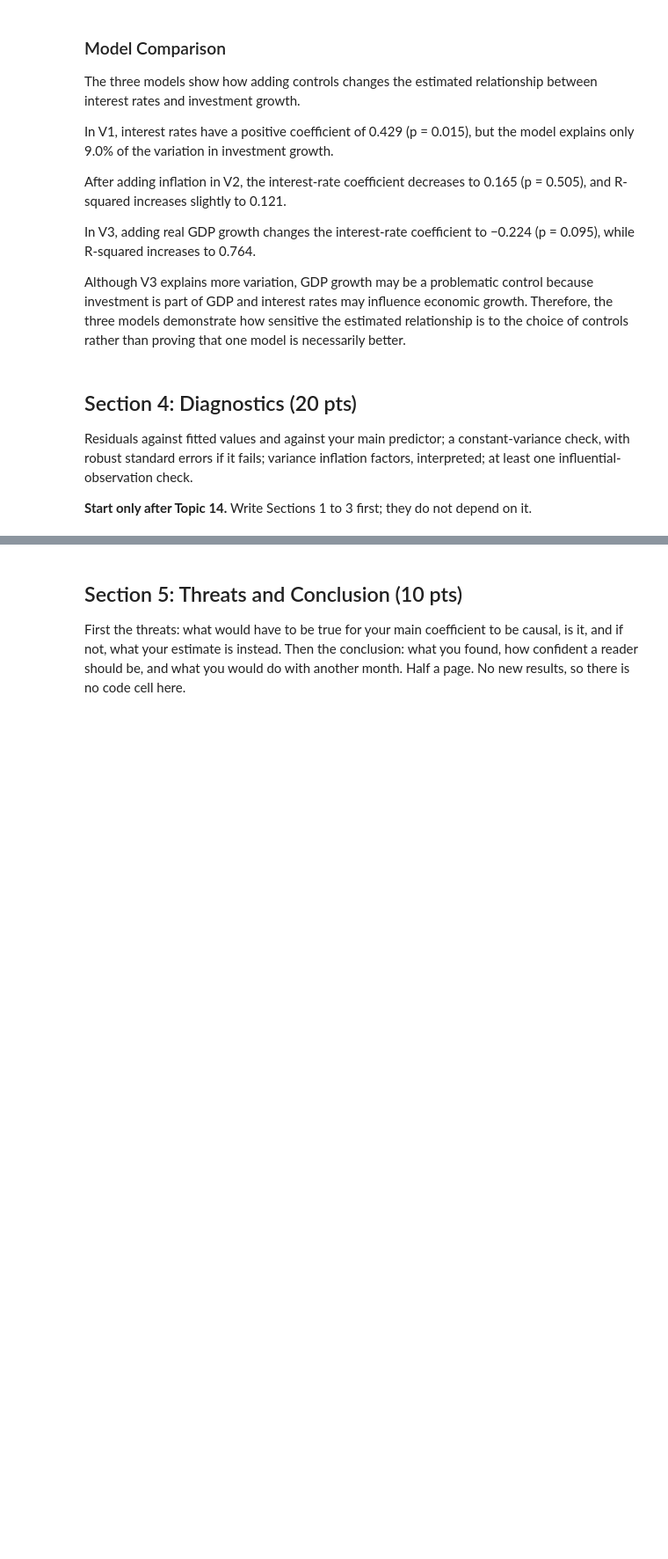
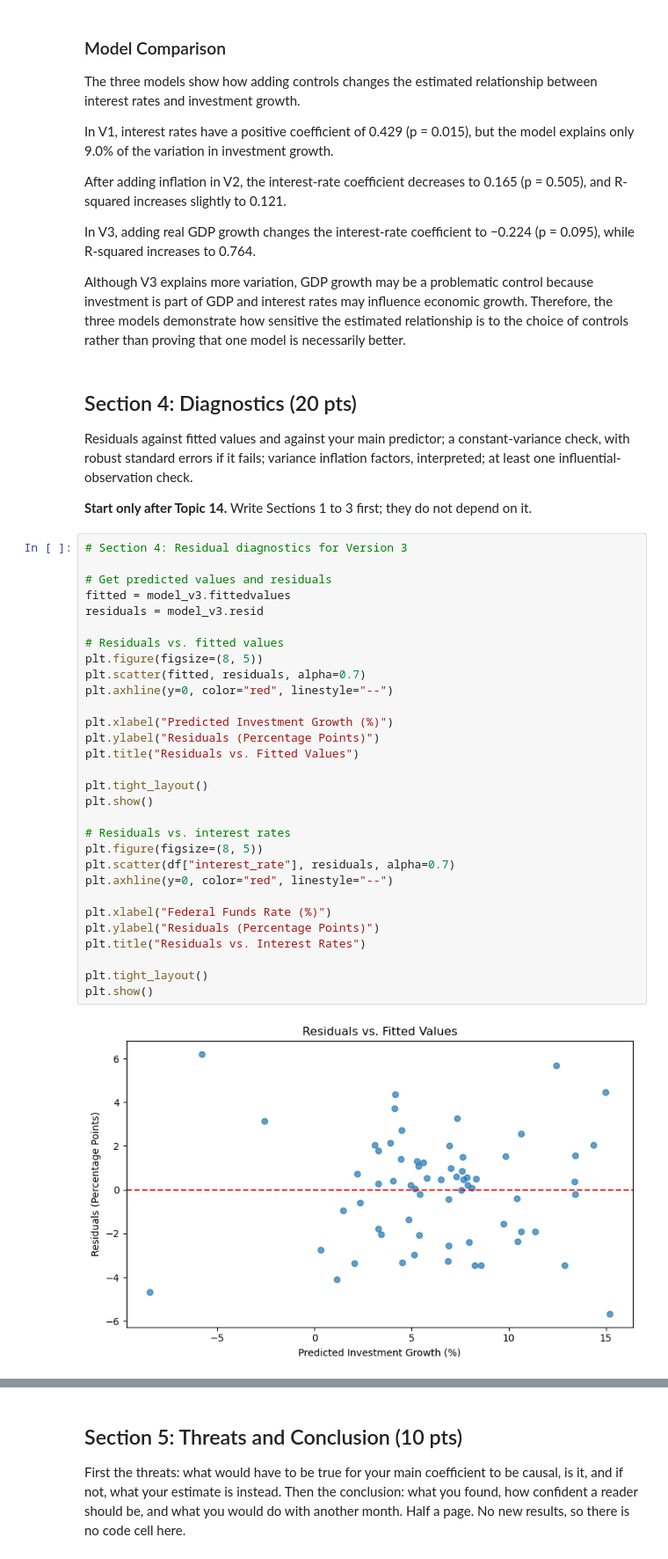
Before and after one commit to elliemeltzer/econ3916_MT1, a Jupyter notebook: midterm_EM.ipynb, the cells around one changed output, grey strips where cells are left out. Shown at 88% size. Cells and saved outputs as stored; diff of their text form; blank space fills up the shorter version.

Commit message:
Section 4 work

```diff
--- a/midterm_EM.ipynb
+++ b/midterm_EM.ipynb
@@ -435,3 +435,35 @@ Although V3 explains more variation, GDP growth may be a problematic control bec
 Residuals against fitted values and against your main predictor; a constant-variance check, with robust standard errors if it fails; variance inflation factors, interpreted; at least one influential-observation check.
 
 **Start only after Topic 14.** Write Sections 1 to 3 first; they do not depend on it.
+# %%
+# Section 4: Residual diagnostics for Version 3
+
+# Get predicted values and residuals
+fitted = model_v3.fittedvalues
+residuals = model_v3.resid
+
+# Residuals vs. fitted values
+plt.figure(figsize=(8, 5))
+plt.scatter(fitted, residuals, alpha=0.7)
+plt.axhline(y=0, color="red", linestyle="--")
+
+plt.xlabel("Predicted Investment Growth (%)")
+plt.ylabel("Residuals (Percentage Points)")
+plt.title("Residuals vs. Fitted Values")
+
+plt.tight_layout()
+plt.show()
+
+# Residuals vs. interest rates
+plt.figure(figsize=(8, 5))
+plt.scatter(df["interest_rate"], residuals, alpha=0.7)
+plt.axhline(y=0, color="red", linestyle="--")
+
+plt.xlabel("Federal Funds Rate (%)")
+plt.ylabel("Residuals (Percentage Points)")
+plt.title("Residuals vs. Interest Rates")
+
+plt.tight_layout()
+plt.show()
+# %% [output]
+[figure, added]
```
Also changed, not shown: parts of 12 cells of this notebook.
